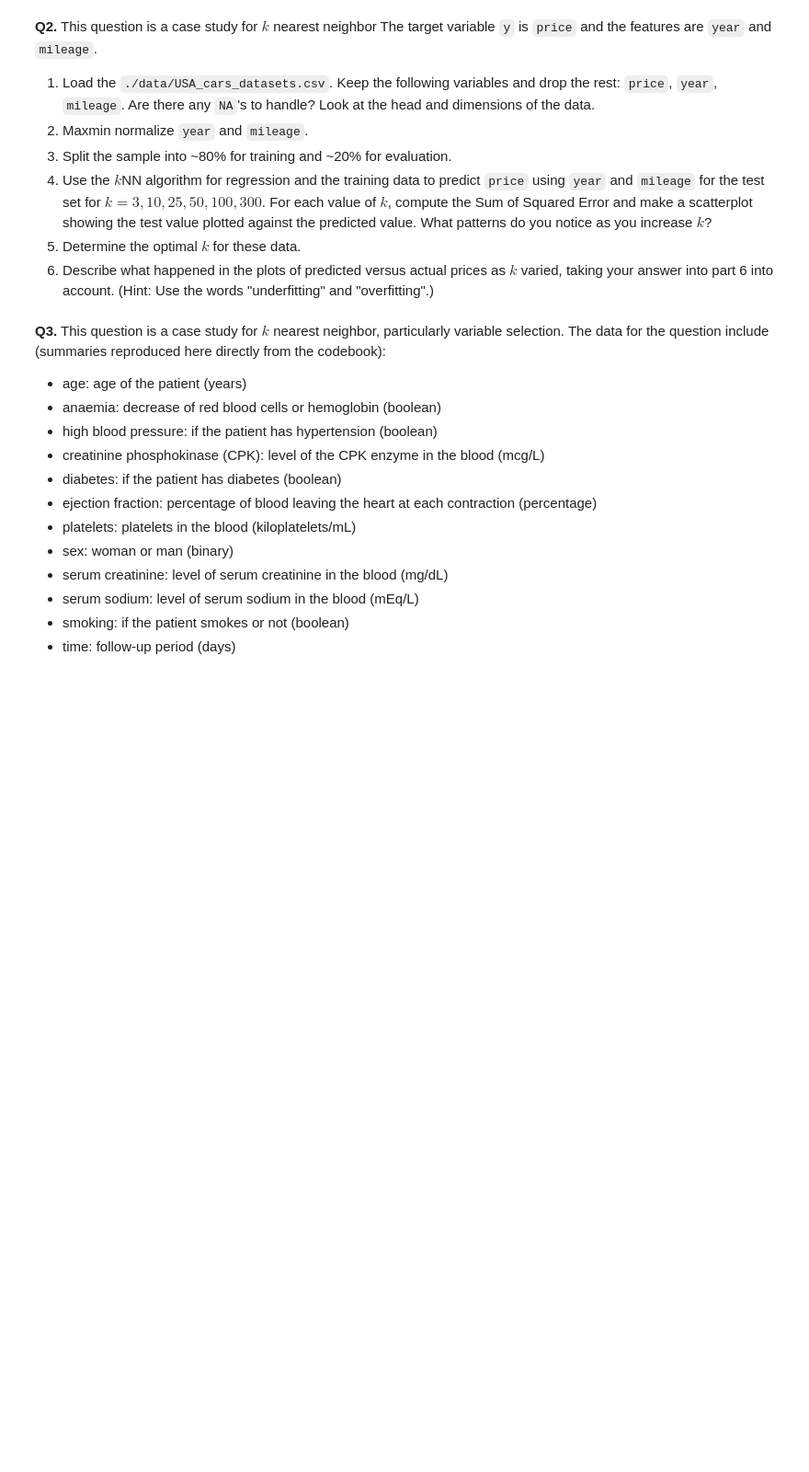
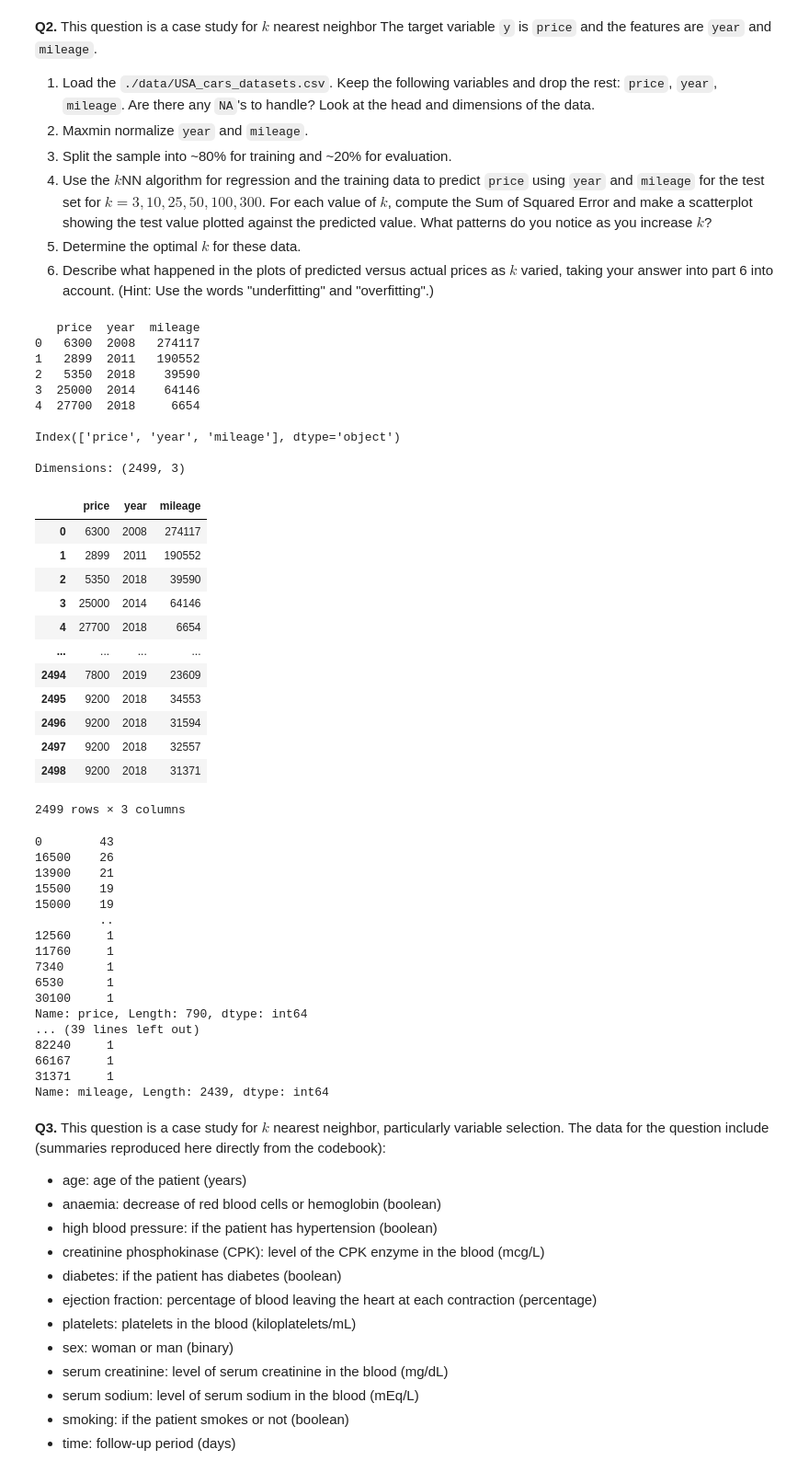
Before and after one commit to uvavmc7ht/assignment3, a Jupyter notebook: assignment_knn_and_kmc.ipynb, the cells around one changed output. Shown: that part at 92% size. Drawn from its saved outputs; the diff is of its cells as text; code cells hidden in the pictures; blank space fills up the shorter version.

```diff
--- a/assignment_knn_and_kmc.ipynb
+++ b/assignment_knn_and_kmc.ipynb
@@ -187,6 +187,79 @@ The males model does better by 2.3%. It is a slight difference but is still impo
 4. Use the $k$NN algorithm for regression and the training data to predict `price` using `year` and `mileage` for the test set for $k=3,10,25,50,100,300$. For each value of $k$, compute the Sum of Squared Error and make a scatterplot showing the test value plotted against the predicted value. What patterns do you notice as you increase $k$?
 5. Determine the optimal $k$ for these data.
 6. Describe what happened in the plots of predicted versus actual prices as $k$ varied, taking your answer into part 6 into account. (Hint: Use the words "underfitting" and "overfitting".)
+# %%
+import pandas as pd
+import numpy as np
+import matplotlib.pyplot as plt
+from sklearn.neighbors import KNeighborsClassifier
+from sklearn.model_selection import train_test_split
+df = pd.read_csv("/content/sample_data/USA_cars_datasets.csv")
+df = df.drop(columns=['brand'])
+df = df.drop(columns=['model'])
+df = df.drop(columns=['title_status'])
+df = df.drop(columns=['color'])
+df = df.drop(columns=['vin'])
+df = df.drop(columns=['lot'])
+df = df.drop(columns=['state'])
+df = df.drop(columns=['country'])
+df = df.drop(columns=['condition'])
+df = df.drop(columns=['Unnamed: 0'])
+# %%
+# 1
+#price, year, mileage
+print(df.head())
+print()
+print(df.columns)
+print()
+print("Dimensions:",df.shape)
+display(df)
+print(df['price'].value_counts())
+print(df['year'].value_counts())
+print(df['mileage'].value_counts())
+
+
+#There are no missing values;
+# %% [output]
+   price  year  mileage
+0   6300  2008   274117
+1   2899  2011   190552
+2   5350  2018    39590
+3  25000  2014    64146
+4  27700  2018     6654
+
+Index(['price', 'year', 'mileage'], dtype='object')
+
+Dimensions: (2499, 3)
+|  | price | year | mileage |
+| 0 | 6300 | 2008 | 274117 |
+| 1 | 2899 | 2011 | 190552 |
+| 2 | 5350 | 2018 | 39590 |
+| 3 | 25000 | 2014 | 64146 |
+| 4 | 27700 | 2018 | 6654 |
+| ... | ... | ... | ... |
+| 2494 | 7800 | 2019 | 23609 |
+| 2495 | 9200 | 2018 | 34553 |
+| 2496 | 9200 | 2018 | 31594 |
+| 2497 | 9200 | 2018 | 32557 |
+| 2498 | 9200 | 2018 | 31371 |
+2499 rows × 3 columns
+0        43
+16500    26
+13900    21
+15500    19
+15000    19
+         ..
+12560     1
+11760     1
+7340      1
+6530      1
+30100     1
+Name: price, Length: 790, dtype: int64
+... (39 lines left out)
+82240     1
+66167     1
+31371     1
+Name: mileage, Length: 2439, dtype: int64
 # %% [markdown]
 **Q3.** This question is a case study for $k$ nearest neighbor, particularly variable selection. The data for the question include (summaries reproduced here directly from the codebook):
 
```
